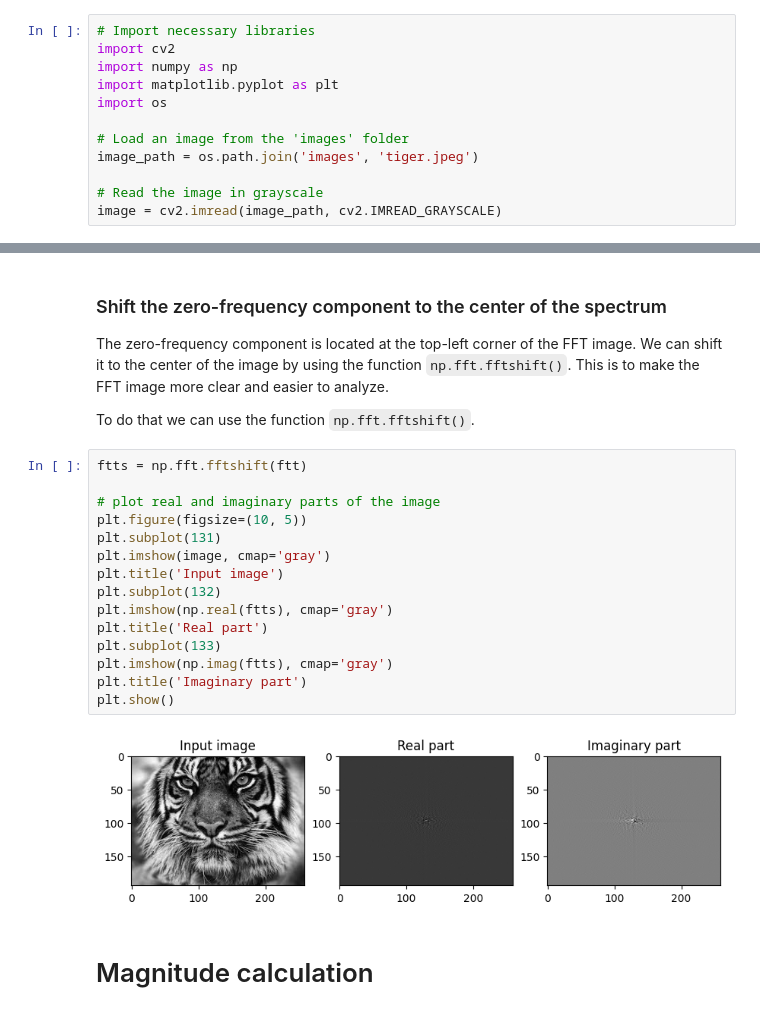
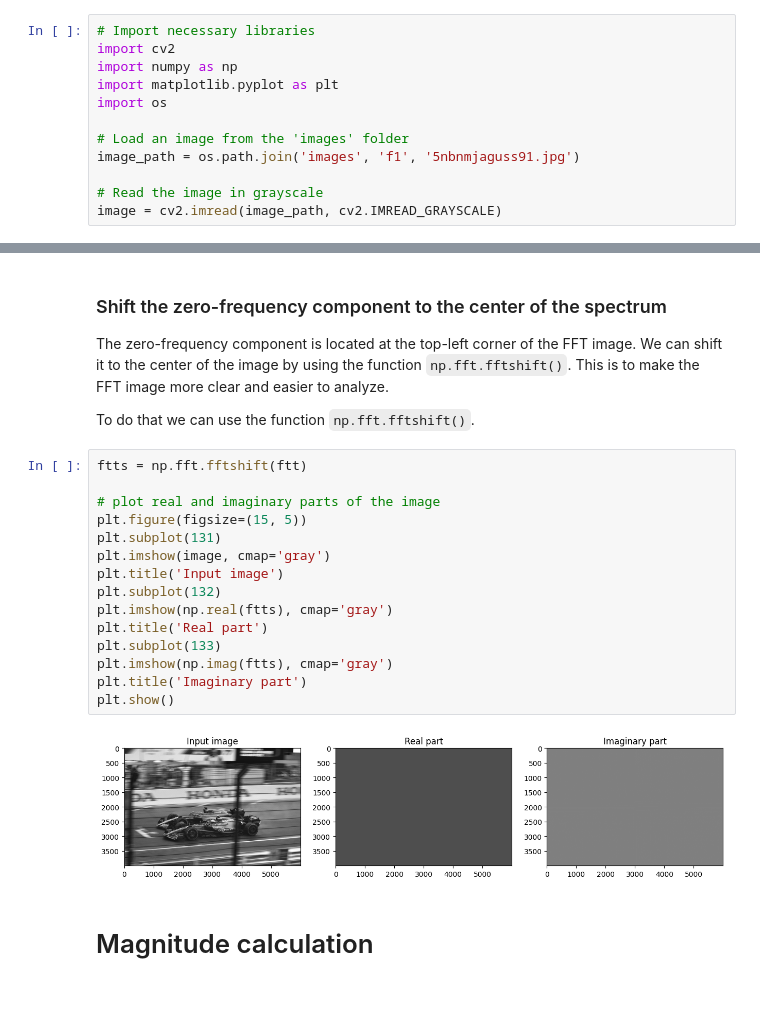
Before and after one commit to Pappol/blur_detection, a Jupyter notebook: project.ipynb, the cells around one changed output, grey strips where cells are left out. Drawn from its saved outputs; the diff is of its cells as text.

```diff
--- a/project.ipynb
+++ b/project.ipynb
@@ -13,7 +13,7 @@ import matplotlib.pyplot as plt
 import os
 
 # Load an image from the 'images' folder
-image_path = os.path.join('images', 'tiger.jpeg')
+image_path = os.path.join('images', 'f1', '5nbnmjaguss91.jpg')
 
 # Read the image in grayscale
 image = cv2.imread(image_path, cv2.IMREAD_GRAYSCALE)
@@ -68,20 +68,20 @@ To do that we can use the function `np.fft.fftshift()`.
 # %%
 ftts = np.fft.fftshift(ftt)
 
 # plot real and imaginary parts of the image
-plt.figure(figsize=(10, 5))
+plt.figure(figsize=(15, 5))
 plt.subplot(131)
 plt.imshow(image, cmap='gray')
 plt.title('Input image')
 plt.subplot(132)
 plt.imshow(np.real(ftts), cmap='gray')
 plt.title('Real part')
 plt.subplot(133)
 plt.imshow(np.imag(ftts), cmap='gray')
 plt.title('Imaginary part')
 plt.show()
 # %% [output]
-[figure, old version]
+[figure, new version]
 # %% [markdown]
 # Magnitude calculation
 # %%
```
Also changed, not shown: parts of 5 cells of this notebook.
